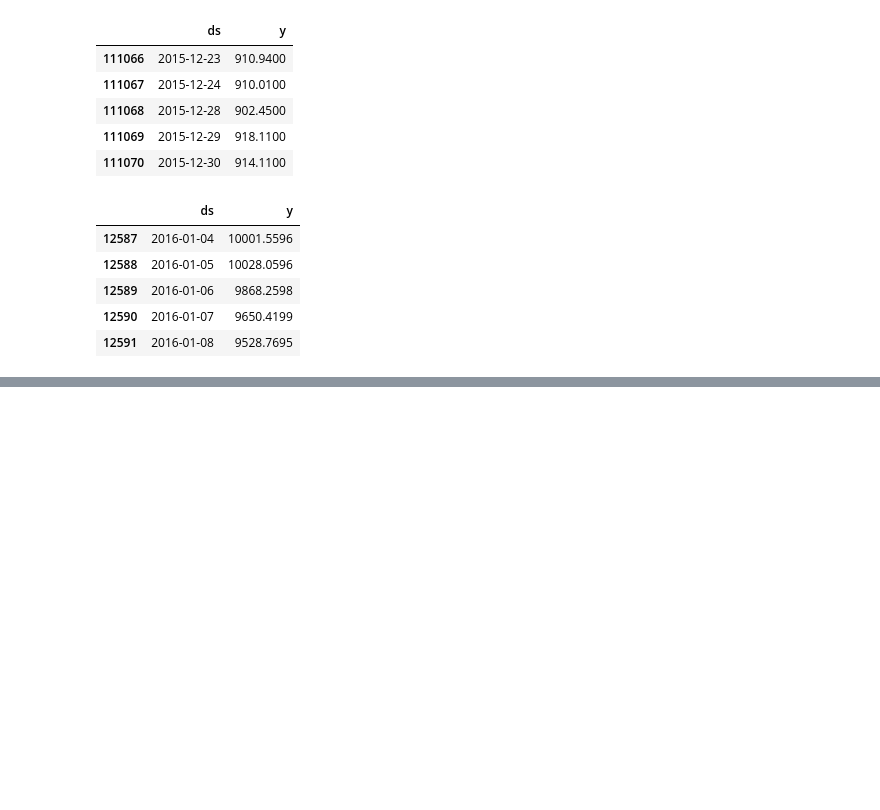
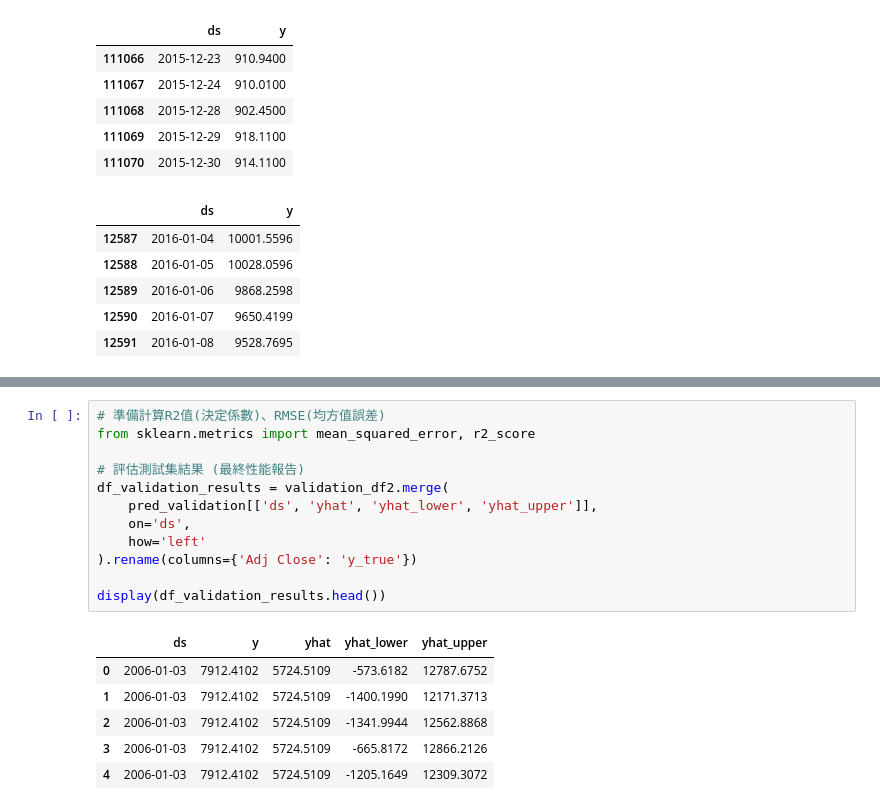
Before and after one commit to GaudiKao/learn-python-by-doing, a Jupyter notebook: Data_Structures&Alogrithms/證券交易所數據_時間序列.ipynb, the cells around one changed output, grey strips where cells are left out. Saved outputs shown, nothing was run; the diff lists cells and outputs as text; blank space fills up the shorter version.

```diff
--- a/Data_Structures&Alogrithms/證券交易所數據_時間序列.ipynb
+++ b/Data_Structures&Alogrithms/證券交易所數據_時間序列.ipynb
@@ -140,0 +157,19 @@ print('模型已訓練完成')
+# %%
+# 準備計算R2值(決定係數)、RMSE(均方值誤差)
+from sklearn.metrics import mean_squared_error, r2_score
+
+# 評估測試集結果 (最終性能報告)
+df_validation_results = validation_df2.merge(
+    pred_validation[['ds', 'yhat', 'yhat_lower', 'yhat_upper']],
+    on='ds',
+    how='left'
+).rename(columns={'Adj Close': 'y_true'})
+
+display(df_validation_results.head())
+# %% [output]
+|  | ds | y | yhat | yhat_lower | yhat_upper |
+| 0 | 2006-01-03 | 7912.4102 | 5724.5109 | -573.6182 | 12787.6752 |
+| 1 | 2006-01-03 | 7912.4102 | 5724.5109 | -1400.1990 | 12171.3713 |
+| 2 | 2006-01-03 | 7912.4102 | 5724.5109 | -1341.9944 | 12562.8868 |
+| 3 | 2006-01-03 | 7912.4102 | 5724.5109 | -665.8172 | 12866.2126 |
+| 4 | 2006-01-03 | 7912.4102 | 5724.5109 | -1205.1649 | 12309.3072 |
```
Also changed, not shown: parts of 4 cells of this notebook, 1 other file.
